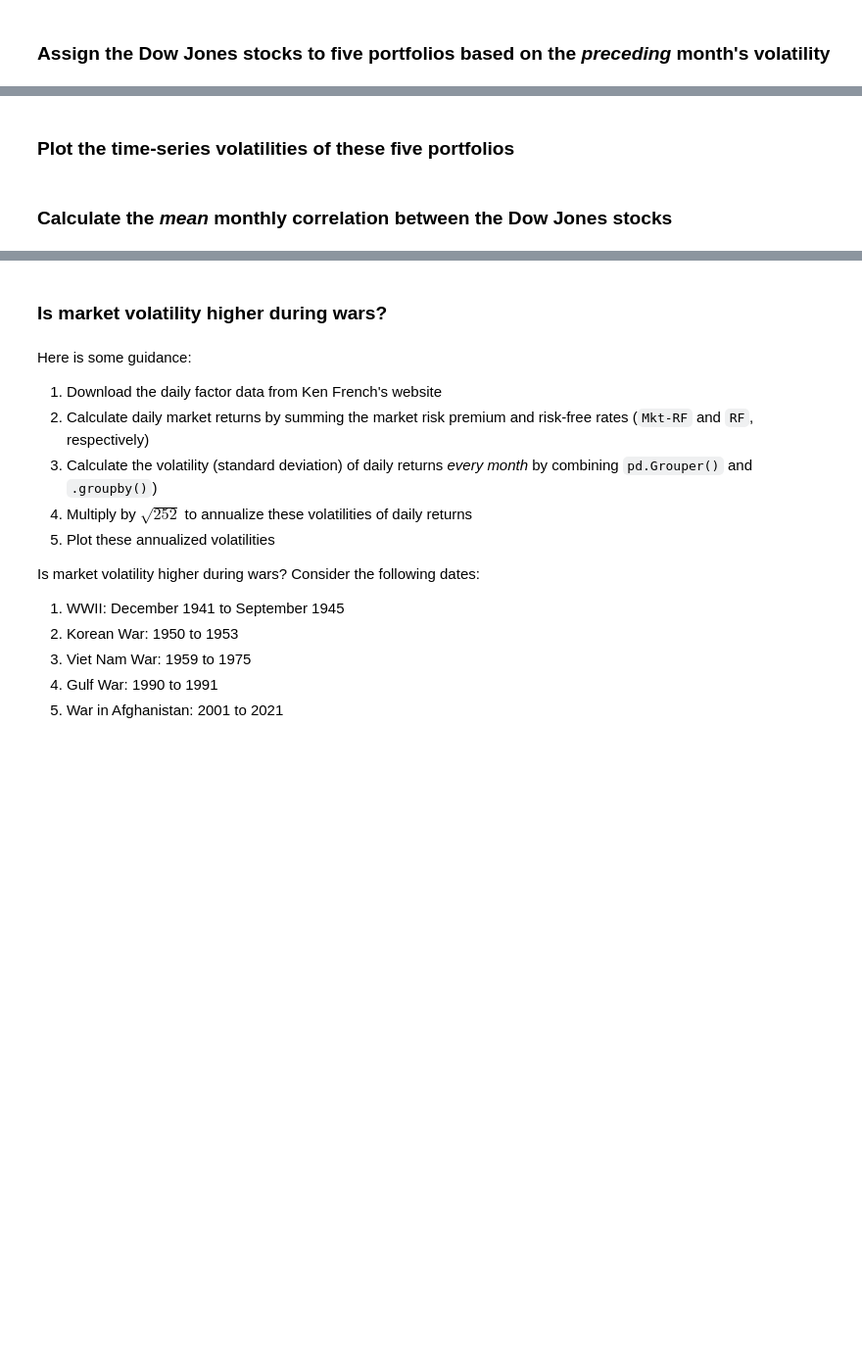
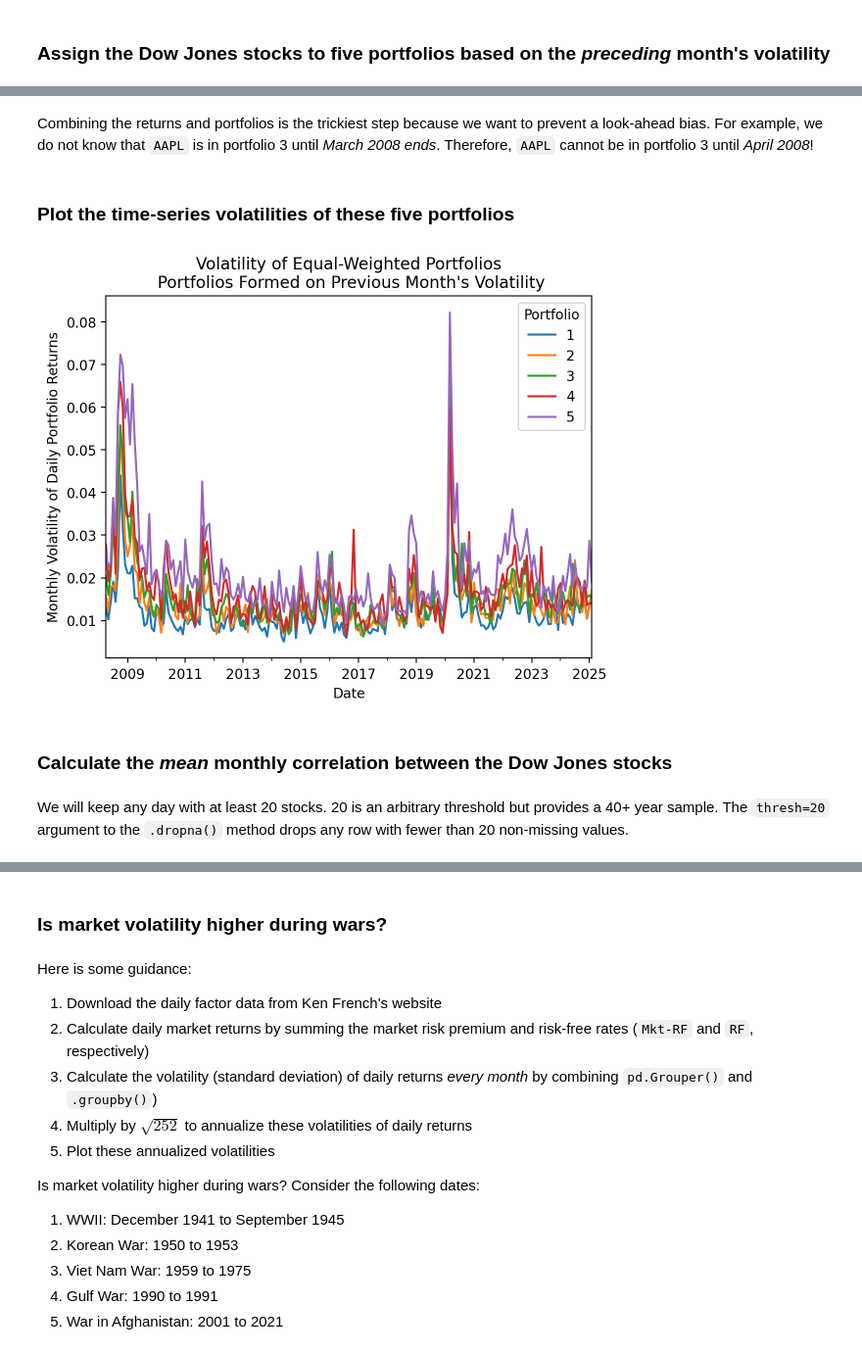
Before and after one commit to richard-herron/fina-6333-2025-spring, a Jupyter notebook: Notebooks/mckinney_10_practice_02.ipynb, the cells around one changed output, grey strips where cells are left out. Shown at 98% size. Saved outputs shown, nothing was run; the diff lists cells and outputs as text; code cells hidden in the pictures; blank space fills up the shorter version.

```diff
--- a/Notebooks/mckinney_10_practice_02.ipynb
+++ b/Notebooks/mckinney_10_practice_02.ipynb
@@ -156,0 +378,2 @@ matana['Return'].dropna().agg([lambda x: 252 * x.mean(), lambda x: np.sqrt(252)
+# %%
+wiki = pd.read_html('https://en.wikipedia.org/wiki/Dow_Jones_Industrial_Average')
@@ -156,0 +400,3 @@ matana['Return'].dropna().agg([lambda x: 252 * x.mean(), lambda x: np.sqrt(252)
+# %%
+columns = pd.MultiIndex.from_product([['Return'], djia['Adj Close'].columns])
+djia[columns] = djia['Adj Close'].pct_change()
@@ -156,0 +421,13 @@ matana['Return'].dropna().agg([lambda x: 252 * x.mean(), lambda x: np.sqrt(252)
+# %%
+djia_portfolios = (
+    djia
+    ['Return']                      # Start with 'Return' data
+    .dropna()                       # Drop rows with missing values
+    .groupby(pd.Grouper(level='Date', freq='ME'))  # Group by month-end
+    .std()                          # Compute std dev within each group
+    .apply(pd.qcut, q=5, labels=False, axis=1)  # Bin into 5 quantiles
+)
+columns = pd.MultiIndex.from_product([['Portfolio'], djia['Return'].columns])
+djia_portfolios.columns = columns
+
+djia_portfolios.head()
@@ -157,4 +444,36 @@ matana['Return'].dropna().agg([lambda x: 252 * x.mean(), lambda x: np.sqrt(252)
+# %% [markdown]
+Combining the returns and portfolios is the trickiest step because we want to prevent a look-ahead bias.
+For example, we do not know that `AAPL` is in portfolio 3 until *March 2008 ends*.
+Therefore, `AAPL` cannot be in portfolio 3 until *April 2008*!
+# %%
+djia_w_portfolios = djia.join(djia_portfolios.shift(periods=1, freq='D'))
+djia_w_portfolios['Portfolio'] = djia_w_portfolios['Portfolio'].ffill()
 # %% [markdown]
 ### Plot the time-series volatilities of these five portfolios
+# %%
+(
+    djia_w_portfolios                  # start data frame with portfolio assignments
+    .stack(future_stack=True)          # Reshape columns into rows
+    .dropna()                          # Remove rows with missing values
+    .groupby([pd.Grouper(level='Date', freq='ME'), 'Portfolio'])  # Group by month-end & portfolio
+    ['Return']                         # Operate on 'Return'
+    .std()                             # Calculate std dev for each group
+    .to_frame('Volatility')            # Convert to DataFrame named 'Volatility'
+    .reset_index()                     # Make grouped cols into normal columns to fix portfolio colums
+    .assign(Portfolio=lambda x: x['Portfolio'].astype(int) + 1)  # Convert portfolio to int & increment
+    .set_index(['Date', 'Portfolio'])  # Use 'Date' & 'Portfolio' as new index
+    .unstack()['Volatility']           # Reshape wide, focusing on 'Volatility'
+    .plot()                            # Generate the plot
+)
+
+plt.title('Volatility of Equal-Weighted Portfolios\n Portfolios Formed on Previous Month\'s Volatility')
+plt.ylabel('Monthly Volatility of Daily Portfolio Returns')
+plt.show()
+# %% [output]
+[figure, added]
 # %% [markdown]
 ### Calculate the *mean* monthly correlation between the Dow Jones stocks
+# %% [markdown]
+We will keep any day with at least 20 stocks.
+20 is an arbitrary threshold but provides a 40+ year sample.
+The `thresh=20` argument to the `.dropna()` method drops any row with fewer than 20 non-missing values.
```
Also changed, not shown: parts of 49 cells of this notebook, 4 other files.
